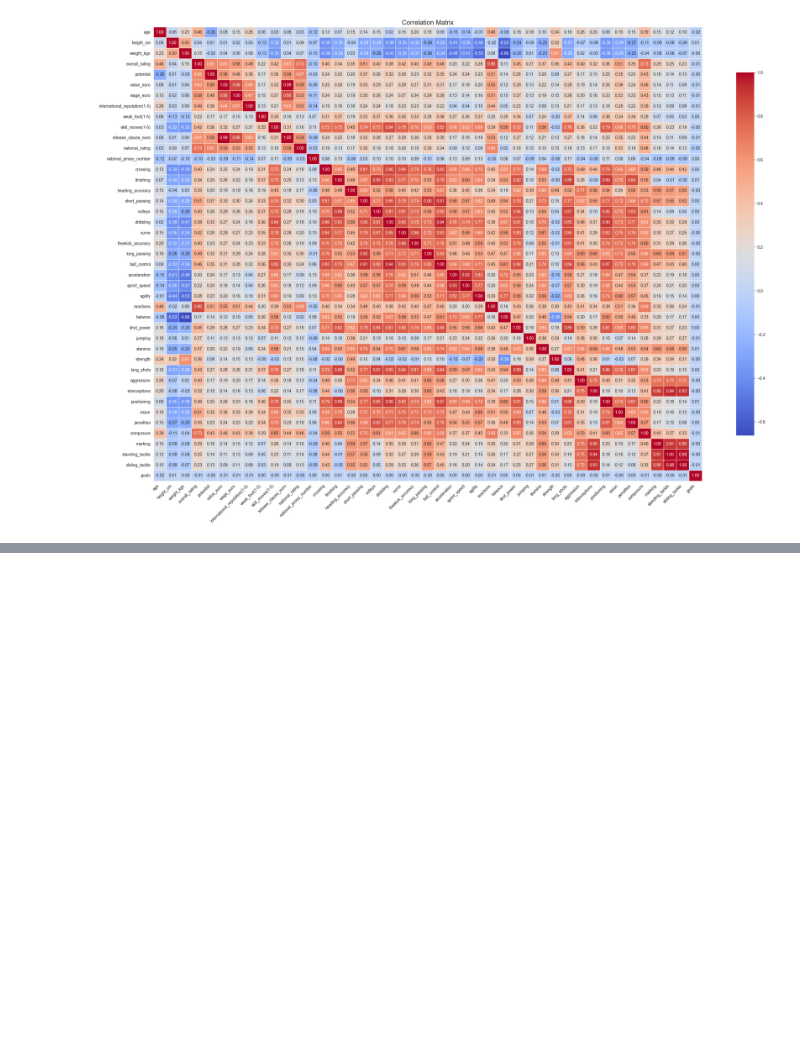
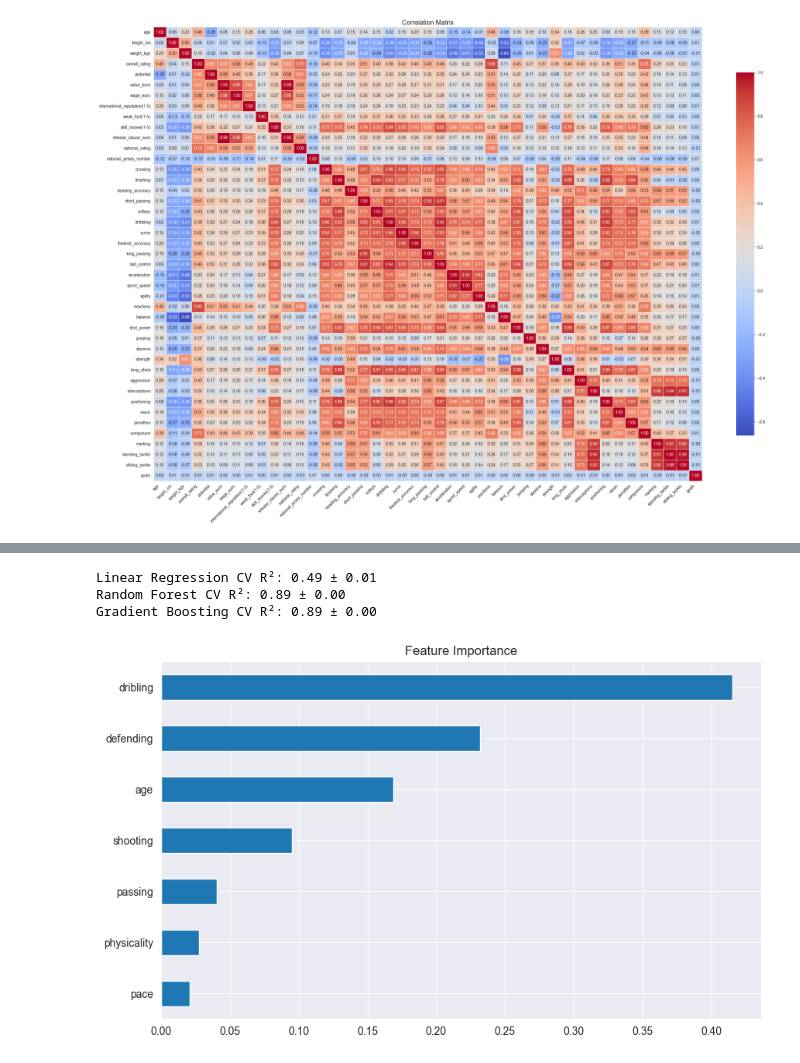
Before and after one commit to Razvan29387/Proiect_ML1, a Jupyter notebook: proiect.ipynb, the cells around one changed output, grey strips where cells are left out. Cells and saved outputs as stored; diff of their text form; code cells hidden in the pictures; blank space fills up the shorter version.

```diff
--- a/proiect.ipynb
+++ b/proiect.ipynb
@@ -183,0 +398,20 @@ pit.show()
+# %%
+from sklearn.model_selection import cross_val_score
+
+for name, model in best_models.items():
+    X_train_data = X_train_scaled if name == "Linear Regression" else X_train
+    cv_scores = cross_val_score(model, X_train_data, y_train, cv=5, scoring='r2')
+    print(f"{name} CV R²: {cv_scores.mean():.2f} ± {cv_scores.std():.2f}")
+# %% [output]
+Linear Regression CV R²: 0.49 ± 0.01
+Random Forest CV R²: 0.89 ± 0.00
+Gradient Boosting CV R²: 0.89 ± 0.00
+# %%
+best_model = best_models["Random Forest"]  # Example
+importances = pd.Series(best_model.feature_importances_, index=features)
+pit.figure(figsize=(10, 6))
+importances.sort_values().plot(kind='barh')
+pit.title("Feature Importance")
+pit.show()
+# %% [output]
+[figure, added]
```
Also changed, not shown: parts of 8 cells of this notebook.
